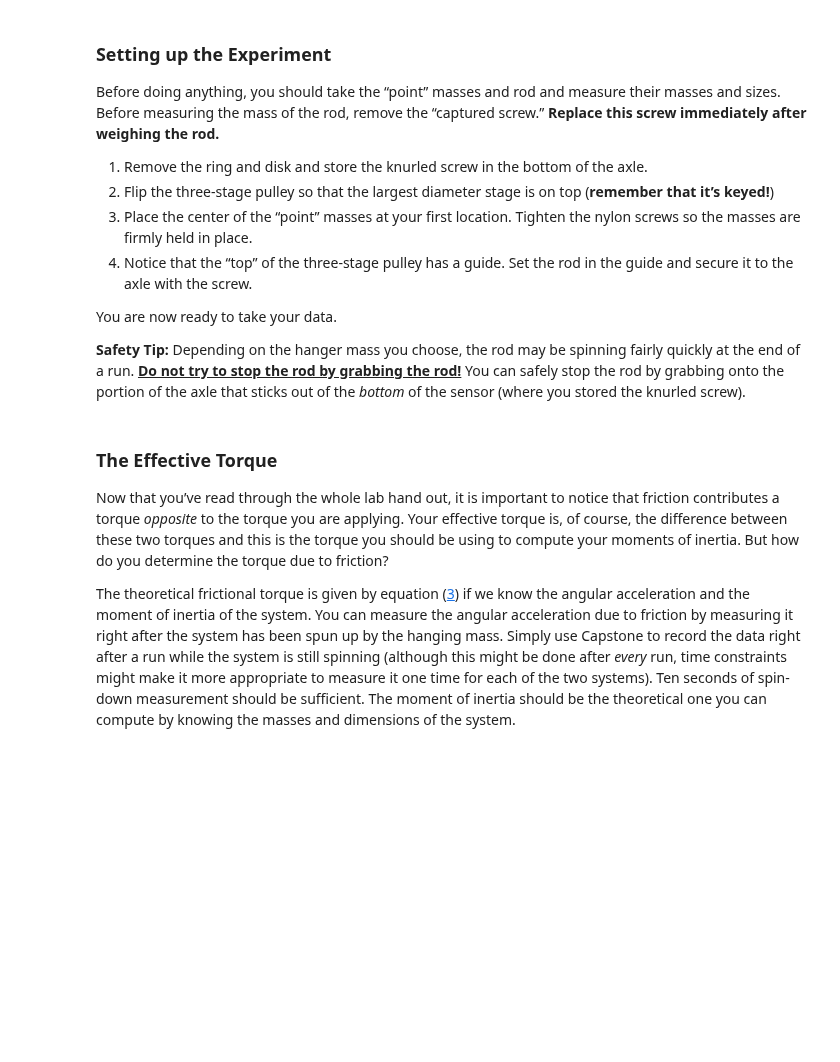
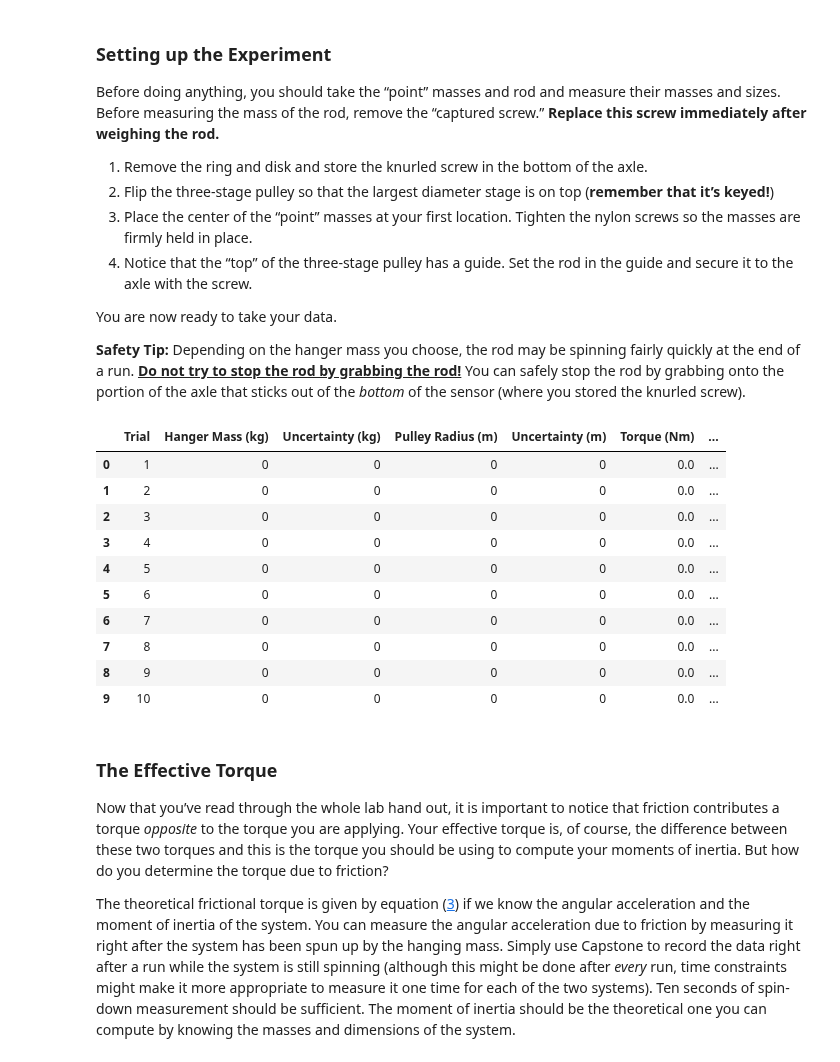
Before and after one commit to brash99/PhysicsLabs, a Jupyter notebook: PHYS201L/JupyterNotebooks/Lab7/OldData_Lab7.ipynb, the cells around one changed output. Drawn from its saved outputs; the diff is of its cells as text; code cells hidden in the pictures; blank space fills up the shorter version.

```diff
--- a/PHYS201L/JupyterNotebooks/Lab7/OldData_Lab7.ipynb
+++ b/PHYS201L/JupyterNotebooks/Lab7/OldData_Lab7.ipynb
@@ -265,6 +271,7 @@ You are now ready to take your data.
 **Safety Tip:** Depending on the hanger mass you choose, the rod may be spinning fairly quickly at the end of a run. <u>**Do not try to stop the rod by grabbing the rod!**</u> You can safely stop the rod by grabbing onto the portion of the axle that sticks out of the *bottom* of the sensor (where you stored the knurled screw).
 # %%
 # Raw Data 2: Torque vs. Angular Acceleration
+import numpy as np
 
 # Create an empty numpy array to hold the raw data
 raw_data_2 = np.empty((10,7))
@@ -275,40 +282,52 @@ raw_data_2[1][0]=2
 raw_data_2[2][0]=3
 raw_data_2[3][0]=4
 raw_data_2[4][0]=5
 raw_data_2[5][0]=6
 raw_data_2[6][0]=7
 raw_data_2[7][0]=8
 raw_data_2[8][0]=9
+raw_data_2[9][0]=10
 
 
 # Create a Pandas dataframe, and convert the Trial number column to integer format
 df2 = pd.DataFrame(raw_data_2, columns=["Trial",
                                         "Hanger Mass (kg)",
                                         "Uncertainty (kg)",
                                        "Pulley Radius (m)",
                                        "Uncertainty (m)",
                                        "Torque (Nm)",
                                        "Angular Acceleration(rad/s^2)"])
 
 df2['Trial'] = df2['Trial'].astype(int)
 
 #### Enter Raw Data Here!!!!!!!!!!!!!! ####
 
-df2['Hanger Mass (kg)'] = [0,0,0,0,0,0,0,0,0,0]
-df2['Uncertainty (kg)'] = [0,0,0,0,0,0,0,0,0,0]
+#----------Trial------------1,2,3,4,5,6,7,8,9,10
+df2['Hanger Mass (kg)']  = [0,0,0,0,0,0,0,0,0,0]
+df2['Uncertainty (kg)']  = [0,0,0,0,0,0,0,0,0,0]
 
 df2['Pulley Radius (m)'] = [0,0,0,0,0,0,0,0,0,0]
-df2['Uncertainty (m)'] = [0,0,0,0,0,0,0,0,0,0]
+df2['Uncertainty (m)']   = [0,0,0,0,0,0,0,0,0,0]
 
 ###########################################
 
-df2['Torque (Nm)'] = df['Torque (Nm)']
-
-df2['Angular Acceleration(rad/s^2)'] = df['Angular Acceleration (rad/s^2)']
-
+df2['Torque (Nm)'] = (np.array(df2['Hanger Mass (kg)'])*np.array(df2['Pulley Radius (m)']))*9.81
+df2['Angular Acceleration(rad/s^2)'] = [-1,-1,-1,-1,-1,-1,-1,-1,-1,-1]
 from IPython.display import display
 display(df2)
 print()
+# %% [output]
+|  | Trial | Hanger Mass (kg) | Uncertainty (kg) | Pulley Radius (m) | Uncertainty (m) | Torque (Nm) | ... |
+| 0 | 1 | 0 | 0 | 0 | 0 | 0.0 | ... |
+| 1 | 2 | 0 | 0 | 0 | 0 | 0.0 | ... |
+| 2 | 3 | 0 | 0 | 0 | 0 | 0.0 | ... |
+| 3 | 4 | 0 | 0 | 0 | 0 | 0.0 | ... |
+| 4 | 5 | 0 | 0 | 0 | 0 | 0.0 | ... |
+| 5 | 6 | 0 | 0 | 0 | 0 | 0.0 | ... |
+| 6 | 7 | 0 | 0 | 0 | 0 | 0.0 | ... |
+| 7 | 8 | 0 | 0 | 0 | 0 | 0.0 | ... |
+| 8 | 9 | 0 | 0 | 0 | 0 | 0.0 | ... |
+| 9 | 10 | 0 | 0 | 0 | 0 | 0.0 | ... |
 # %% [markdown]
 ### The Effective Torque
 Now that you’ve read through the whole lab hand out, it is important to notice that friction contributes a torque *opposite* to the torque you are applying. Your effective torque is, of course, the difference between these two torques and this is the torque you should be using to compute your moments of inertia. But how do you determine the torque due to friction?
```
Also changed, not shown: parts of 3 cells of this notebook.
